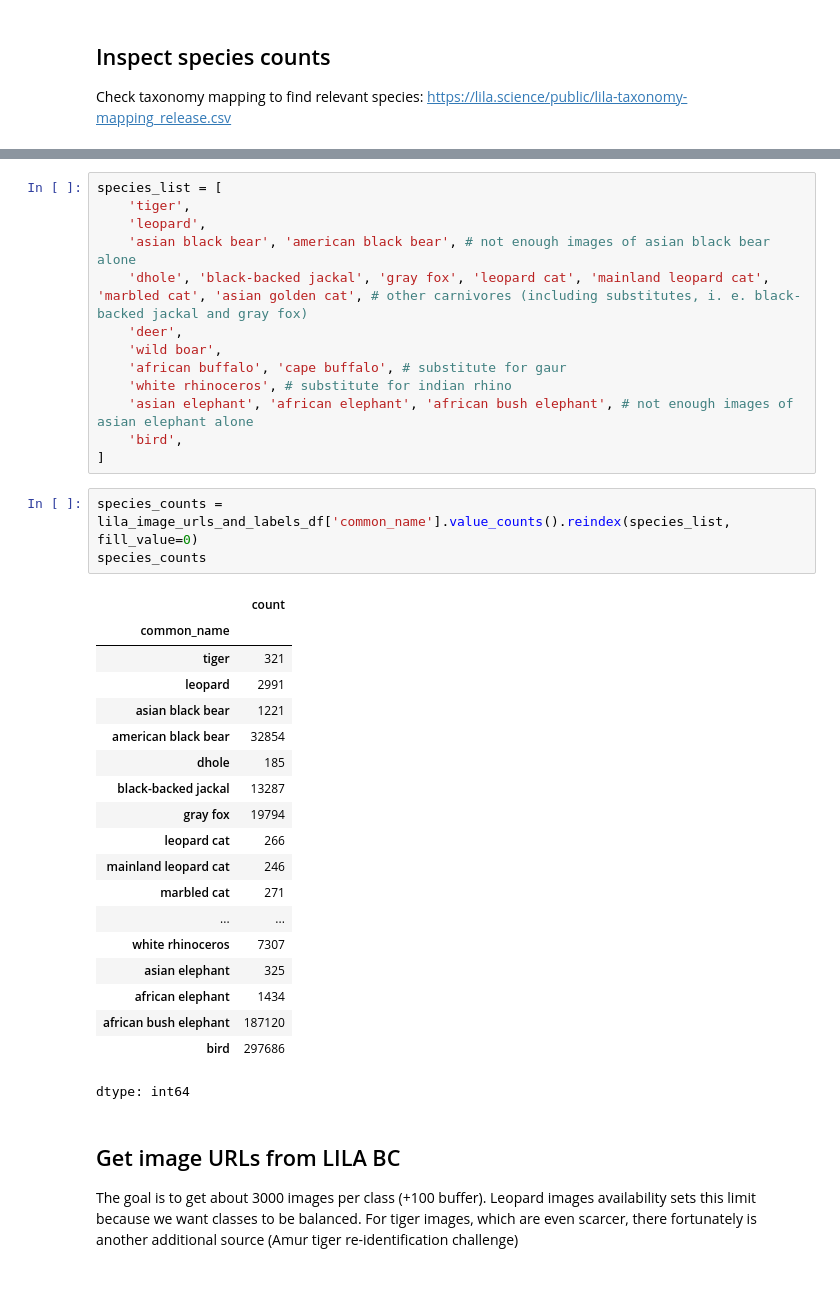
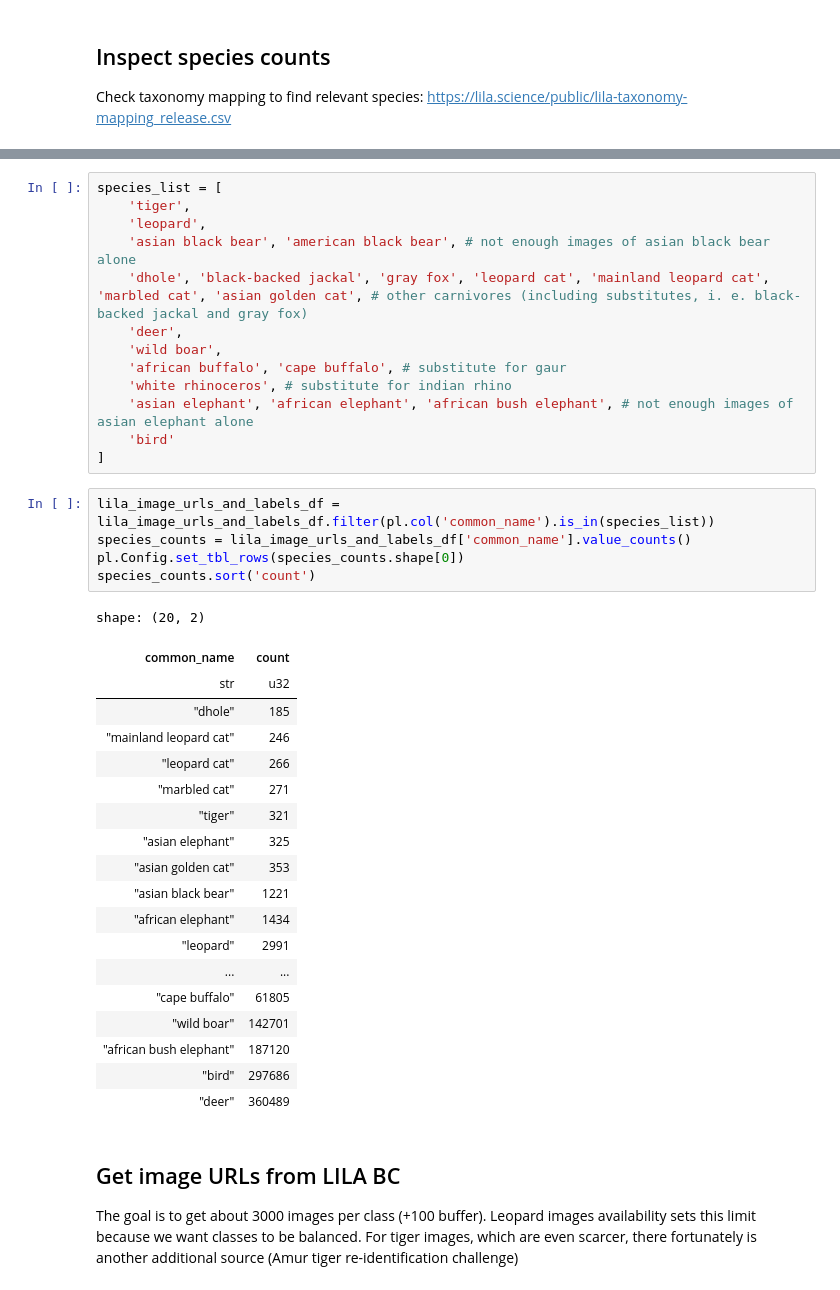
Before and after one commit to alexvmt/TeraiNet, a Jupyter notebook: notebooks/sample_images_from_lila_bc.ipynb, the cells around one changed output, grey strips where cells are left out. Saved outputs shown, nothing was run; the diff lists cells and outputs as text.

```diff
--- a/notebooks/sample_images_from_lila_bc.ipynb
+++ b/notebooks/sample_images_from_lila_bc.ipynb
@@ -85,31 +114,33 @@ species_list = [
     'african buffalo', 'cape buffalo', # substitute for gaur
     'white rhinoceros', # substitute for indian rhino
     'asian elephant', 'african elephant', 'african bush elephant', # not enough images of asian elephant alone
-    'bird',
+    'bird'
 ]
-# %%
-species_counts = lila_image_urls_and_labels_df['common_name'].value_counts().reindex(species_list, fill_value=0)
-species_counts
-# %% [output]
-|  | count |
-| common_name |  |
-| tiger | 321 |
-| leopard | 2991 |
-| asian black bear | 1221 |
-| american black bear | 32854 |
-| dhole | 185 |
-| black-backed jackal | 13287 |
-| gray fox | 19794 |
-| leopard cat | 266 |
-| mainland leopard cat | 246 |
-| marbled cat | 271 |
-| ... | ... |
-| white rhinoceros | 7307 |
-| asian elephant | 325 |
-| african elephant | 1434 |
-| african bush elephant | 187120 |
-| bird | 297686 |
-dtype: int64
+# %%
+lila_image_urls_and_labels_df = lila_image_urls_and_labels_df.filter(pl.col('common_name').is_in(species_list))
+species_counts = lila_image_urls_and_labels_df['common_name'].value_counts()
+pl.Config.set_tbl_rows(species_counts.shape[0])
+species_counts.sort('count')
+# %% [output]
+shape: (20, 2)
+| common_name | count |
+| str | u32 |
+| "dhole" | 185 |
+| "mainland leopard cat" | 246 |
+| "leopard cat" | 266 |
+| "marbled cat" | 271 |
+| "tiger" | 321 |
+| "asian elephant" | 325 |
+| "asian golden cat" | 353 |
+| "asian black bear" | 1221 |
+| "african elephant" | 1434 |
+| "leopard" | 2991 |
+| ... | ... |
+| "cape buffalo" | 61805 |
+| "wild boar" | 142701 |
+| "african bush elephant" | 187120 |
+| "bird" | 297686 |
+| "deer" | 360489 |
 # %% [markdown]
 ## Get image URLs from LILA BC
 
```
Also changed, not shown: parts of 8 cells of this notebook, 1 other file.
